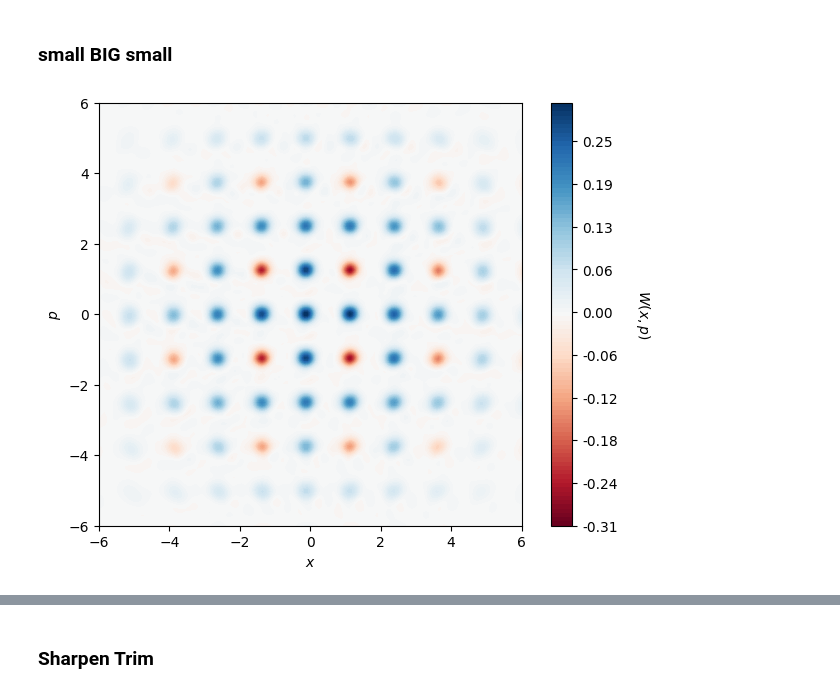
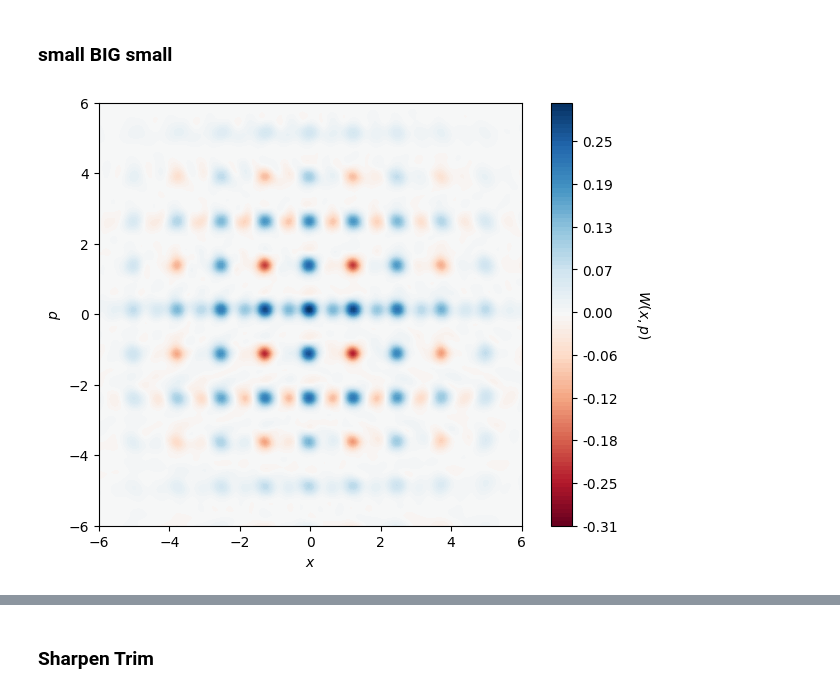
Before and after one commit to samgodwood/bosonic-qiskit, a Jupyter notebook: playground/GKP/GKP_State_Prep.ipynb, the cells around one changed output, grey strips where cells are left out. Cells and saved outputs as stored; diff of their text form; code cells hidden in the pictures.

```diff
--- a/playground/GKP/GKP_State_Prep.ipynb
+++ b/playground/GKP/GKP_State_Prep.ipynb
@@ -194,34 +77,0 @@ plot = c2qa.wigner.plot_wigner(sBs_circuit, sBs_state)
-# %%
-# Paper 4 Parameters
-# SMALL_q = Delta / 2
-# BIG_q = -i * 2 * sqrt(pi)
-# For p, replace arguments by multiplying by i
-def apply_sbs_sequence(circuit, q_mode, qbit, ell, eps, theta):
-    circuit.h(qbit)  # Initialize qubit in the |+> state
-    circuit.cv_c_d(eps, q_mode, qbit)  # SMALL operation
-    circuit.rx(-theta, qbit)  # Qubit rotation Rx(-theta)
-    circuit.cv_c_d(ell, q_mode, qbit)  # BIG operation
-    circuit.rx(theta, qbit)  # Qubit rotation Rx(theta)
-    circuit.cv_c_d(eps, q_mode, qbit)  # SMALL operation
-    circuit.reset(qbit)  # Reset the qubit to complete the cycle
-
-triangle_parameter = 0.05
-qmr = c2qa.QumodeRegister(num_qumodes=1, num_qubits_per_qumode=6)  # Defines the qumodes
-qbr = qiskit.QuantumRegister(1)  # Single qubit register
-sBs_circuit = c2qa.CVCircuit(qmr, qbr)  # Create the main circuit
-
-ell_q_4 = -1j * 2 * np.sqrt(np.pi)
-eps_q_4 = triangle_parameter / 2
-ell_p_4 = ell_q_4 * 1j
-eps_p_4 = eps_q_4 * 1j
-
-# Apply Paper 4 Parameters
-for _ in range(25):
-    for _ in range(2):
-        apply_sbs_sequence(sBs_circuit, qmr[0], qbr[0], ell_q_4, eps_q_4, np.pi / 4)
-    for _ in range(2):
-        apply_sbs_sequence(sBs_circuit, qmr[0], qbr[0], ell_p_4, eps_p_4, np.pi / 4)
-
-# Simulate and plot Wigner function for Paper 4
-sBs_state, _, _ = c2qa.wigner.simulate(sBs_circuit)
-plot = c2qa.wigner.plot_wigner(sBs_circuit, sBs_state)
@@ -394,31 +218,31 @@ print("Δ_eff^{dB} for 10 rounds of BsB=", Delta_eff_dB)
 # %%
 # Step 1: Initialize the circuit components
 qmr = c2qa.QumodeRegister(num_qumodes=1, num_qubits_per_qumode=6)  # Defines the qumodes
 qbr = qiskit.QuantumRegister(1)  # Single qubit register
 sBs_circuit = c2qa.CVCircuit(qmr, qbr)  # Create the main circuit
 
 # Function to apply the sBs sequence for q and p
 def apply_sbs_sequence(circuit, q_mode, qbit, ell, eps, theta):
     circuit.h(qbit)  ## Initialize qubit in the |+> state
     circuit.cv_c_d(eps / 2, q_mode, qbit)  ## SMALL operation
     circuit.rx(-theta, qbit)  ## Qubit rotation Rx(-theta)
     circuit.cv_c_d(ell, q_mode, qbit)  ## BIG operation
     circuit.rx(theta, qbit)  ## Qubit rotation Rx(theta)
     circuit.cv_c_d(eps / 2, q_mode, qbit)  ## SMALL operation
     circuit.reset(qbit)  ## Reset the qubit to complete the cycle
 
 # Loop through the sequence
-for _ in range(30):
+for _ in range(10):
     for _ in range(2):
         apply_sbs_sequence(sBs_circuit, qmr[0], qbr[0], ell_q, eps_q, theta)  ## Apply q mode sequence
     for _ in range(2):
         apply_sbs_sequence(sBs_circuit, qmr[0], qbr[0], ell_p, eps_p, theta)  ## Apply p mode sequence
 
 # Simulate and plot Wigner function
 sBs_state, _, _ = c2qa.wigner.simulate(sBs_circuit)
 plot = c2qa.wigner.plot_wigner(sBs_circuit, sBs_state)
 # %% [output]
-[figure, old version]
+[figure, new version]
 # %%
 sBs_density_matrix = np.array(c2qa.util.trace_out_qubits(sBs_circuit, sBs_state))
 
```
Also changed, not shown: parts of 27 cells of this notebook.
